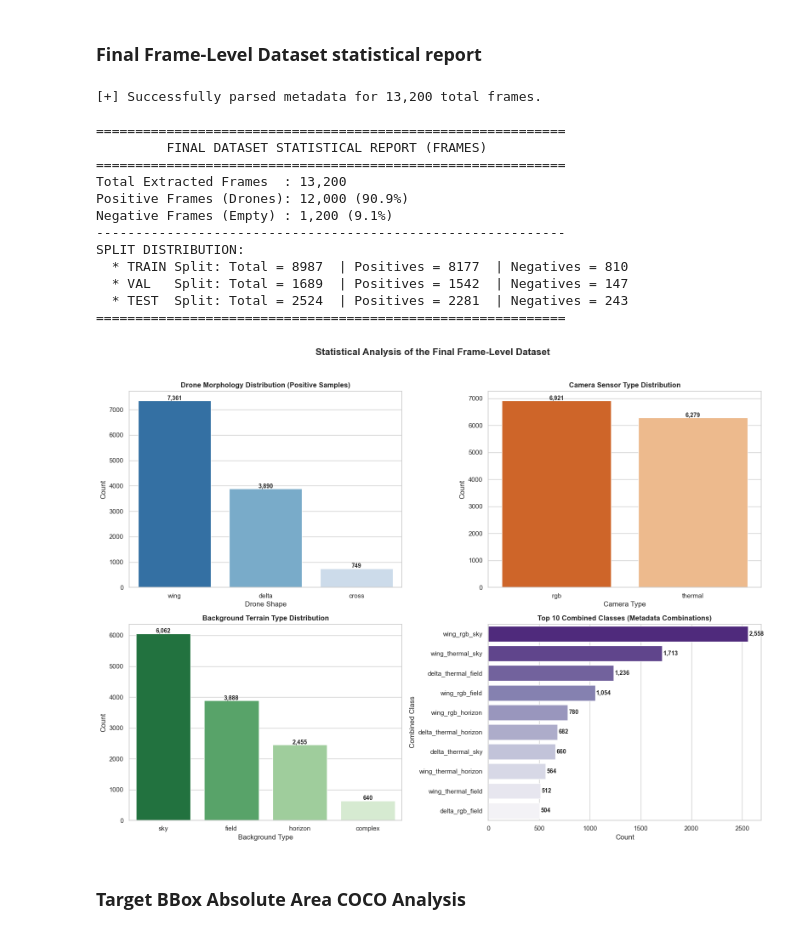
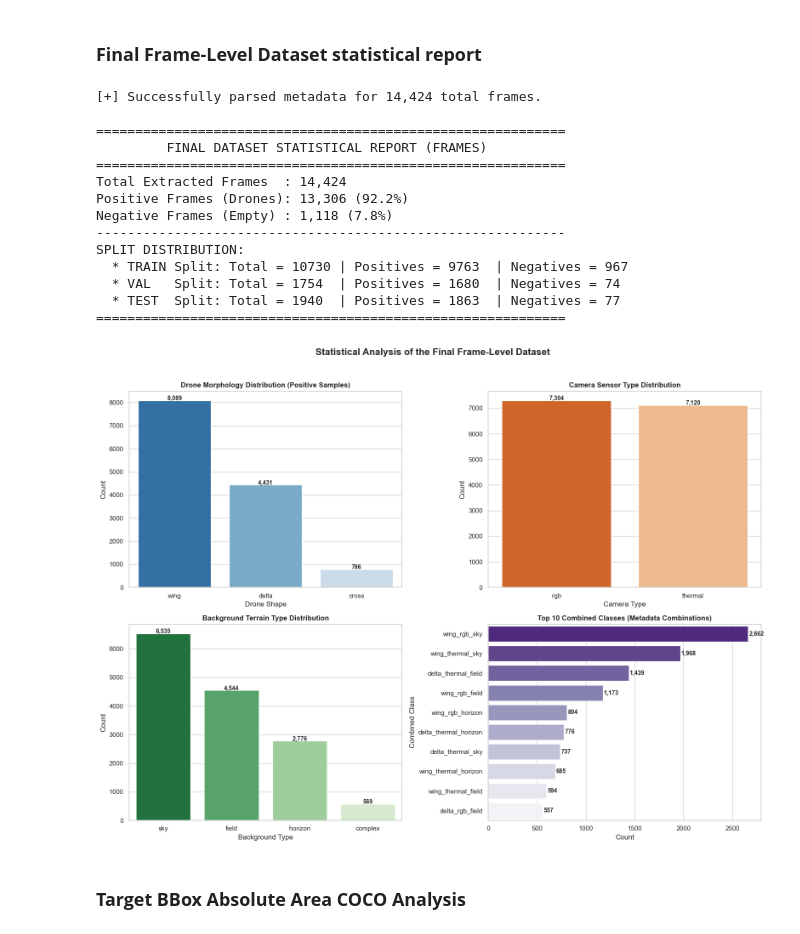
Before and after one commit to Hannysia/drone_detection, a Jupyter notebook: notebooks/01_data_exploration.ipynb, the cells around one changed output. Drawn from its saved outputs; the diff is of its cells as text; code cells hidden in the pictures.

```diff
--- a/notebooks/01_data_exploration.ipynb
+++ b/notebooks/01_data_exploration.ipynb
@@ -423,7 +577,13 @@ Y Center Mean (Height)     : 0.4298 (Std Dev: 0.2204)
 # %% [markdown]
 ### **Final Frame-Level Dataset statistical report**
 # %%
-df_frames = gather_dataset_frame_metadata_df(FRAME_DATA_DIR, SPLITS)
+df_frames = gather_dataset_frame_metadata_df(
+    FRAME_DATA_DIR,
+    SPLITS,
+    selected_frames=selected_frames,
+)
+
+actual_frames = set(zip(df_frames["split"], df_frames["filename"]))
 
 if df_frames.empty:
     print(f"[-] Error: No image files found in {FRAME_DATA_DIR}")
@@ -436,41 +596,41 @@ else:
 
     print("\n" + "="*60)
     print("         FINAL DATASET STATISTICAL REPORT (FRAMES)          ")
     print("="*60)
     print(f"Total Extracted Frames  : {total_frames:,}")
     print(f"Positive Frames (Drones): {len(positives):,} ({len(positives)/total_frames*100:.1f}%)")
     print(f"Negative Frames (Empty) : {len(negatives):,} ({len(negatives)/total_frames*100:.1f}%)")
     print("-" * 60)
     print("SPLIT DISTRIBUTION:")
     for split in SPLITS:
         split_df = df_frames[df_frames["split"] == split]
         split_pos = split_df[split_df["is_positive"]]
         split_neg = split_df[~split_df["is_positive"]]
         print(f"  * {split.upper():<5} Split: Total = {len(split_df):<5} | Positives = {len(split_pos):<5} | Negatives = {len(split_neg):<4}")
     print("="*60)
 
     shape_counts = positives[positives["shape"] != "no_drone"]["shape"].value_counts()
     camera_counts = df_frames[~df_frames["camera"].isin(["drone", "unknown"])]["camera"].value_counts()
     bg_counts = df_frames[~df_frames["background"].isin(["rgb", "unknown"])]["background"].value_counts()
     combined_counts = df_frames["combined_class"].value_counts().head(10)
 
     plot_frame_level_dashboard(df_frames, shape_counts, camera_counts, bg_counts, combined_counts)
 # %% [output]
-[+] Successfully parsed metadata for 13,200 total frames.
+[+] Successfully parsed metadata for 14,424 total frames.
 
 ============================================================
          FINAL DATASET STATISTICAL REPORT (FRAMES)
 ============================================================
-Total Extracted Frames  : 13,200
-Positive Frames (Drones): 12,000 (90.9%)
-Negative Frames (Empty) : 1,200 (9.1%)
+Total Extracted Frames  : 14,424
+Positive Frames (Drones): 13,306 (92.2%)
+Negative Frames (Empty) : 1,118 (7.8%)
 ------------------------------------------------------------
 SPLIT DISTRIBUTION:
-  * TRAIN Split: Total = 8987  | Positives = 8177  | Negatives = 810
-  * VAL   Split: Total = 1689  | Positives = 1542  | Negatives = 147
-  * TEST  Split: Total = 2524  | Positives = 2281  | Negatives = 243
+  * TRAIN Split: Total = 10730 | Positives = 9763  | Negatives = 967
+  * VAL   Split: Total = 1754  | Positives = 1680  | Negatives = 74
+  * TEST  Split: Total = 1940  | Positives = 1863  | Negatives = 77
 ============================================================
-[figure, old version]
+[figure, new version]
 # %% [markdown]
 ### **Target BBox Absolute Area COCO Analysis**
 # %%
```
Also changed, not shown: parts of 9 cells of this notebook.
